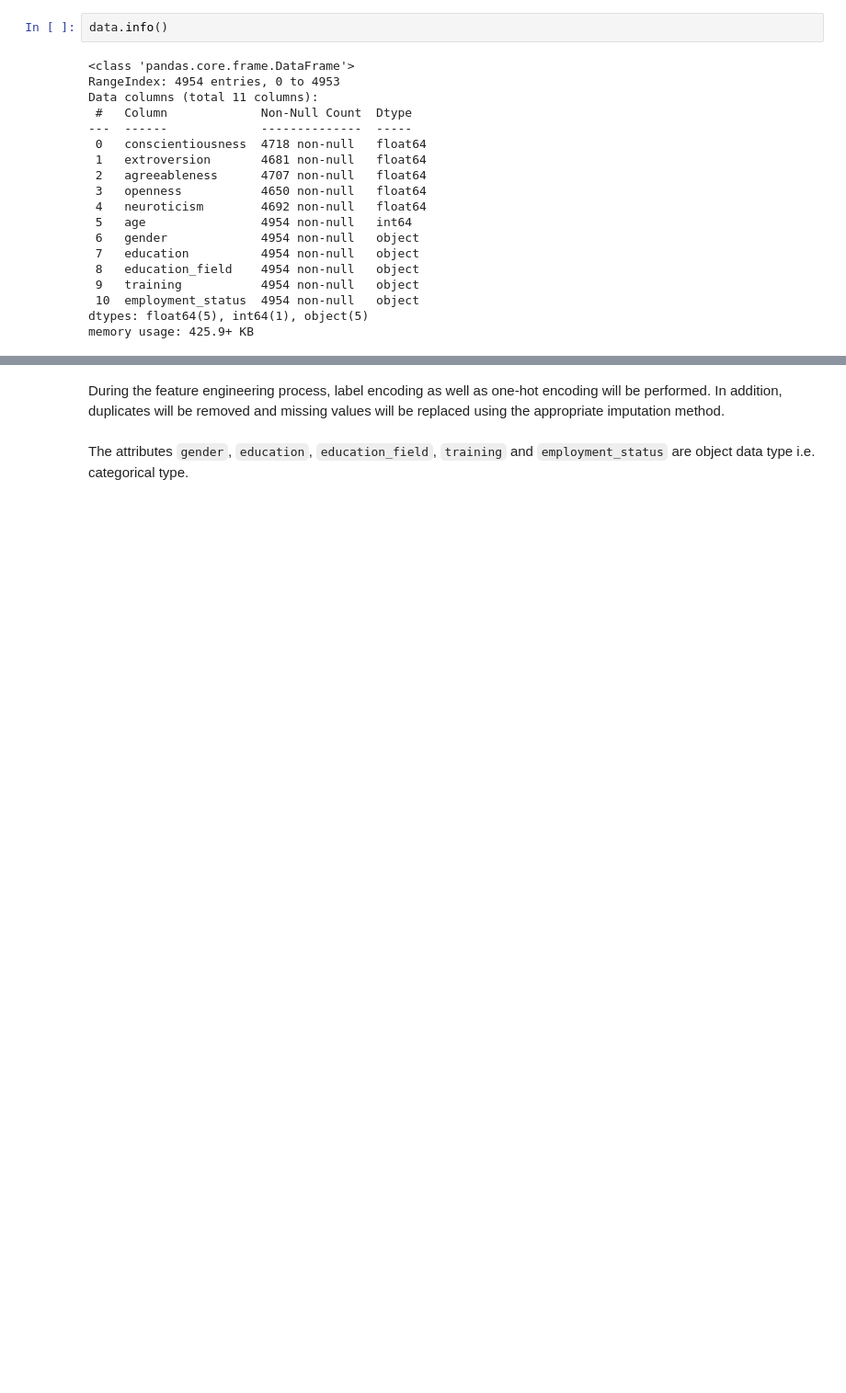
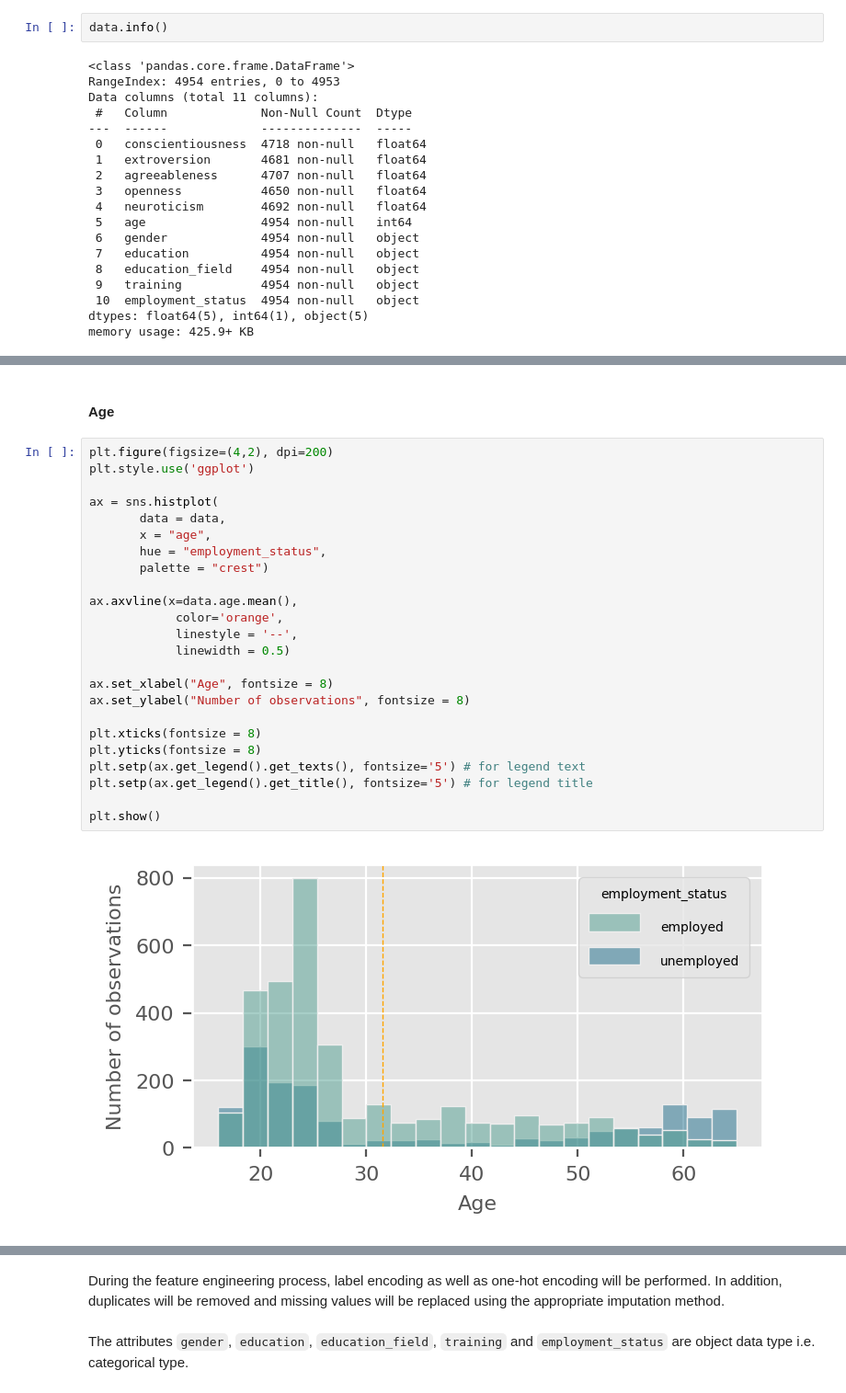
Before and after one commit to nataliagraczyk/bigfive-project, a Jupyter notebook: main.ipynb, the cells around one changed output, grey strips where cells are left out. Shown: that part at 92% size. Saved outputs shown, nothing was run; the diff lists cells and outputs as text; blank space fills up the shorter version.

```diff
--- a/main.ipynb
+++ b/main.ipynb
@@ -86,0 +135,28 @@ memory usage: 425.9+ KB
+# %% [markdown]
+#### Age
+# %%
+plt.figure(figsize=(4,2), dpi=200)
+plt.style.use('ggplot')
+
+ax = sns.histplot(
+       data = data,
+       x = "age",
+       hue = "employment_status",
+       palette = "crest")
+
+ax.axvline(x=data.age.mean(),
+            color='orange',
+            linestyle = '--',
+            linewidth = 0.5)
+
+ax.set_xlabel("Age", fontsize = 8)
+ax.set_ylabel("Number of observations", fontsize = 8)
+
+plt.xticks(fontsize = 8)
+plt.yticks(fontsize = 8)
+plt.setp(ax.get_legend().get_texts(), fontsize='5') # for legend text
+plt.setp(ax.get_legend().get_title(), fontsize='5') # for legend title
+
+plt.show()
+# %% [output]
+[figure, added]
```
Also changed, not shown: parts of 67 cells of this notebook.
